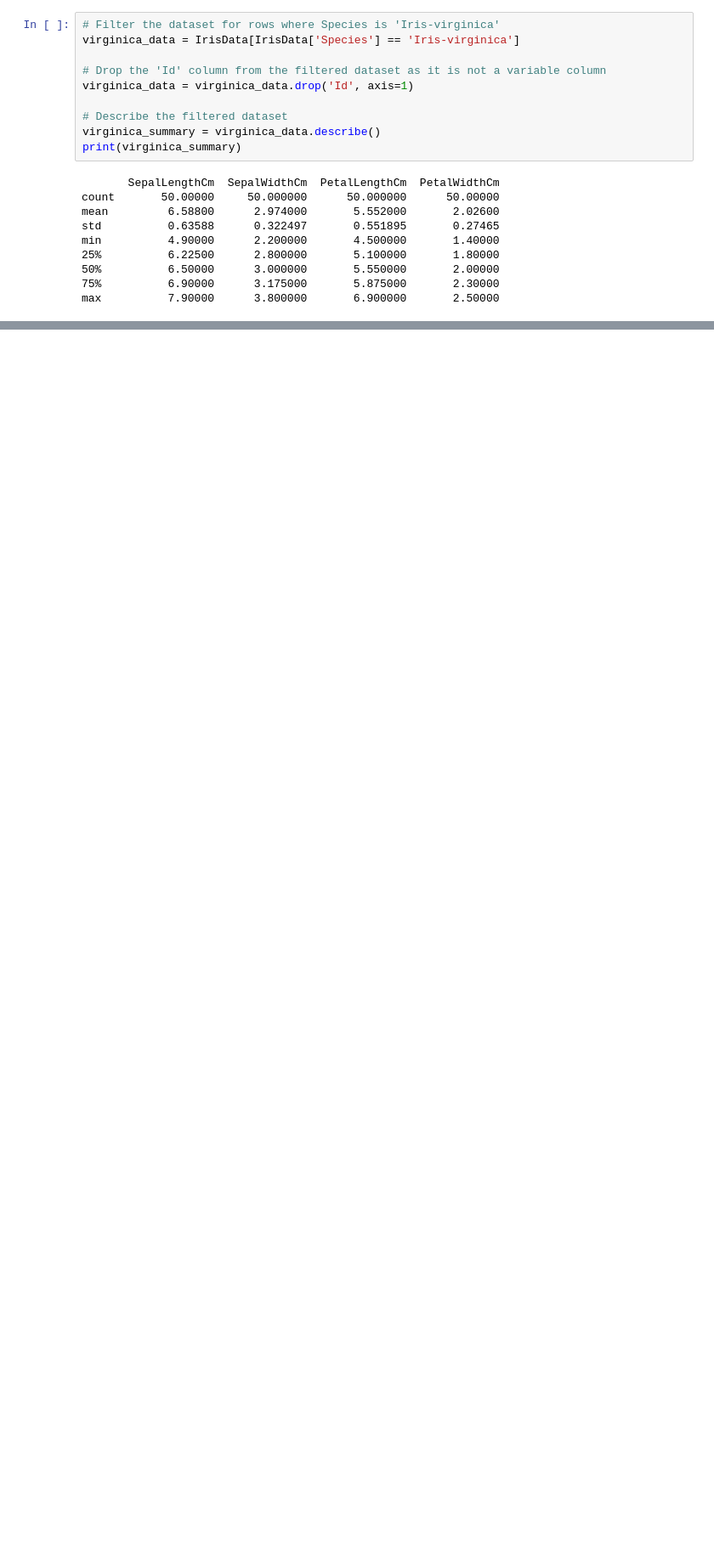
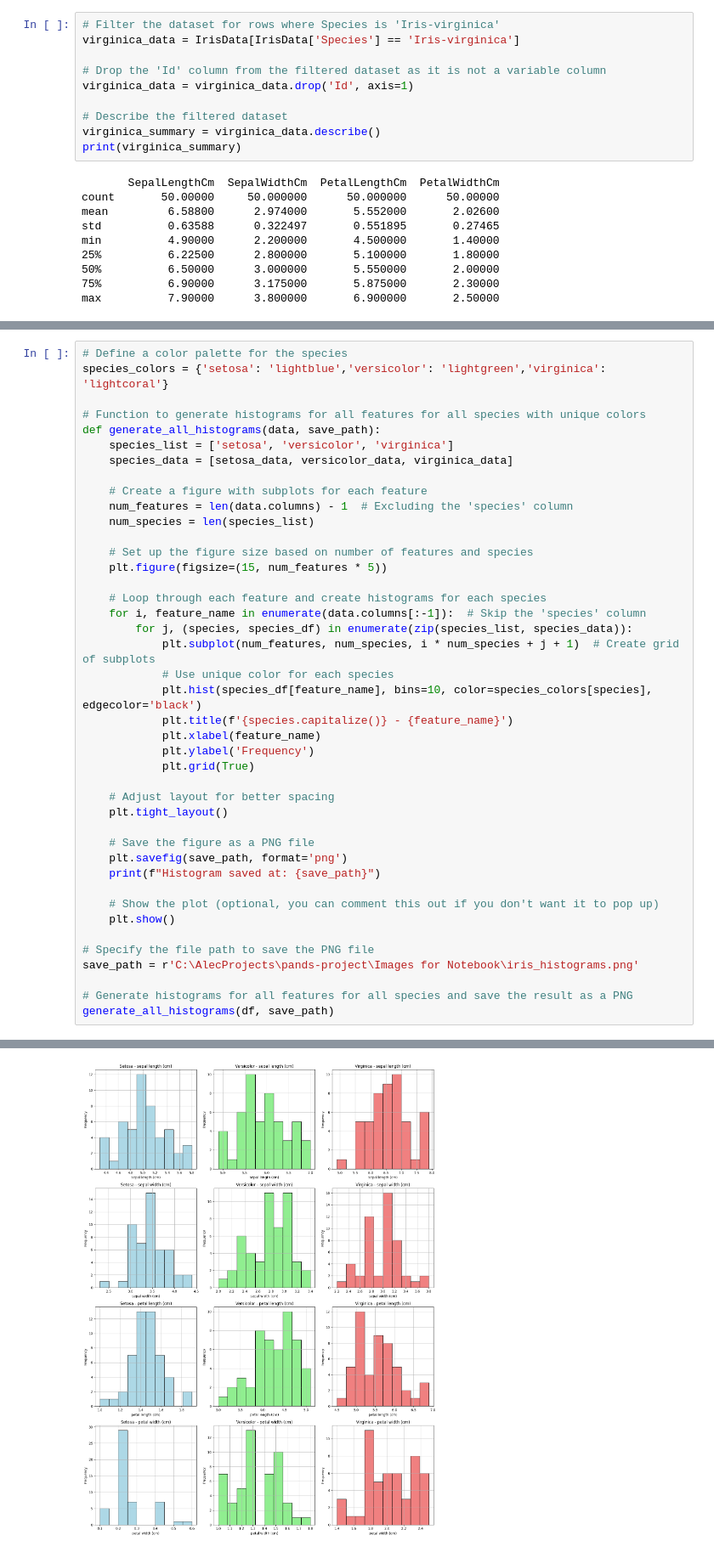
Before and after one commit to PectenMaximus/pands-project, a Jupyter notebook: FinalProject.ipynb, the cells around one changed output, grey strips where cells are left out. Shown at 85% size. Drawn from its saved outputs; the diff is of its cells as text; blank space fills up the shorter version.

```diff
--- a/FinalProject.ipynb
+++ b/FinalProject.ipynb
@@ -284,0 +341,43 @@ max          7.90000      3.800000       6.900000       2.50000
+# %%
+# Define a color palette for the species
+species_colors = {'setosa': 'lightblue','versicolor': 'lightgreen','virginica': 'lightcoral'}
+
+# Function to generate histograms for all features for all species with unique colors
+def generate_all_histograms(data, save_path):
+    species_list = ['setosa', 'versicolor', 'virginica']
+    species_data = [setosa_data, versicolor_data, virginica_data]
+
+    # Create a figure with subplots for each feature
+    num_features = len(data.columns) - 1  # Excluding the 'species' column
+    num_species = len(species_list)
+
+    # Set up the figure size based on number of features and species
+    plt.figure(figsize=(15, num_features * 5))
+
+    # Loop through each feature and create histograms for each species
+    for i, feature_name in enumerate(data.columns[:-1]):  # Skip the 'species' column
+        for j, (species, species_df) in enumerate(zip(species_list, species_data)):
+            plt.subplot(num_features, num_species, i * num_species + j + 1)  # Create grid of subplots
+            # Use unique color for each species
+            plt.hist(species_df[feature_name], bins=10, color=species_colors[species], edgecolor='black')
+            plt.title(f'{species.capitalize()} - {feature_name}')
+            plt.xlabel(feature_name)
+            plt.ylabel('Frequency')
+            plt.grid(True)
+
+    # Adjust layout for better spacing
+    plt.tight_layout()
+
+    # Save the figure as a PNG file
+    plt.savefig(save_path, format='png')
+    print(f"Histogram saved at: {save_path}")
+
+    # Show the plot (optional, you can comment this out if you don't want it to pop up)
+    plt.show()
+
+# Specify the file path to save the PNG file
+save_path = r'C:\AlecProjects\pands-project\Images for Notebook\iris_histograms.png'
+
+# Generate histograms for all features for all species and save the result as a PNG
+generate_all_histograms(df, save_path)
+# %% [output]
@@ -284,0 +385 @@ max          7.90000      3.800000       6.900000       2.50000
+[figure, added]
```
Also changed, not shown: parts of 18 cells of this notebook, 3 other files.
